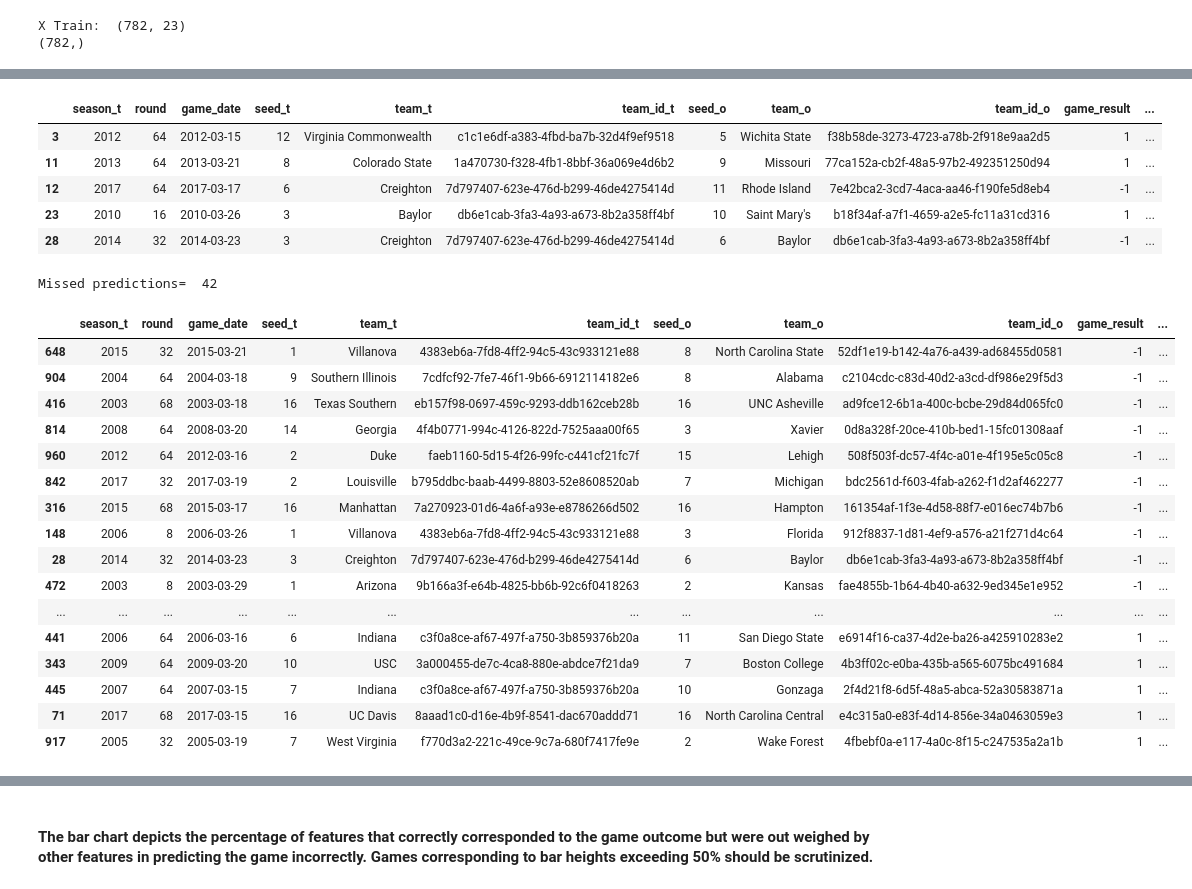
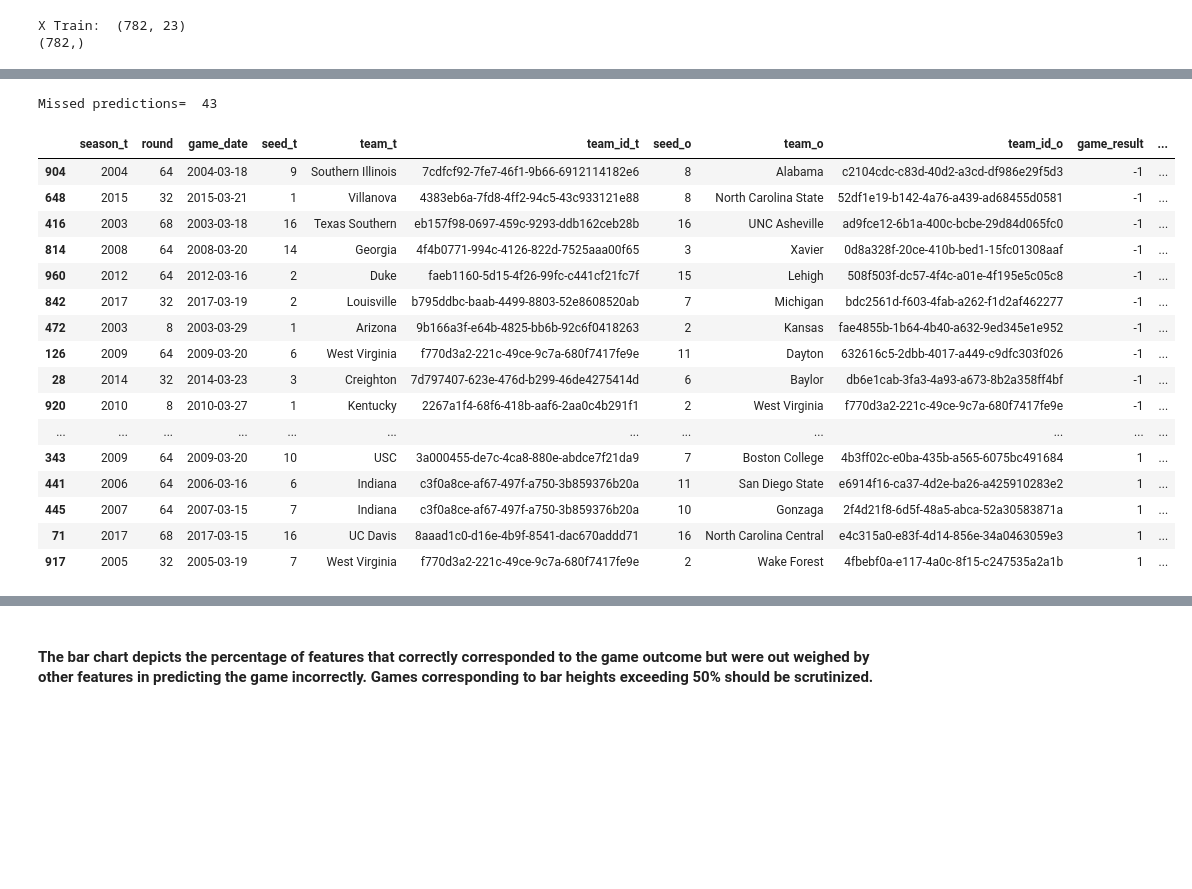
Before and after one commit to chipk215/ncaa_basketball, a Jupyter notebook: Models/Tournament_Model_AdaBoost-Delta_No_Opp_Stats.ipynb, the cells around one changed output, grey strips where cells are left out. Drawn from its saved outputs; the diff is of its cells as text; code cells hidden in the pictures; blank space fills up the shorter version.

```diff
--- a/Models/Tournament_Model_AdaBoost-Delta_No_Opp_Stats.ipynb
+++ b/Models/Tournament_Model_AdaBoost-Delta_No_Opp_Stats.ipynb
@@ -281,9 +264,7 @@ top_conf = 0 otherwise
 # %%
 print(top_tournament_conferences_list)
-tourney_comp_ratings['top_conf'] = tourney_comp_ratings.apply(lambda row: utils.conf_compare(row.conf_name_t,
-                                                                                             row.conf_name_o,
-                                                                                             top_tournament_conferences_list),
-                                                              axis=1)
 
-tourney_comp_ratings.head(10)[['game_result','conf_name_t','conf_name_o','top_conf']]
+tourney_comp_ratings = utils.compute_top_conference(tourney_comp_ratings, top_tournament_conferences_list)
+
+tourney_comp_ratings.head(10)[['game_result','conf_name_t','conf_name_o','top_conf_t','top_conf_o']]
 # %% [output]
@@ -389,7 +372,7 @@ feature_data.drop(columns=['pts_avg_t','pts_avg_o', 'opp_pts_avg_t','opp_pts_avg
                                 'poss_avg_t','poss_avg_o',
                                 'fg_pct_t','fg_pct_o',
                                 'off_rebs_avg_t','off_rebs_avg_o','def_rebs_avg_t','def_rebs_avg_o',
-                                 'ft_pct_t','ft_pct_o',
+                                'ft_pct_t','ft_pct_o',
                                 'to_avg_t','to_avg_o','steal_avg_t','steal_avg_o',
                                 'to_net_avg_t','to_net_avg_o',
                                 'win_pct_t','win_pct_o','off_rating_t','off_rating_o',
@@ -401,6 +384,7 @@ feature_data.drop(columns=['pts_avg_t','pts_avg_o', 'opp_pts_avg_t','opp_pts_avg
 
 
 
-
+# for now drop the top conference and delta seed features
+feature_data.drop(columns=['upset_seed_threshold'], inplace=True)
 feature_data.head()
 # %% [output]
@@ -502,6 +452,6 @@ def report(results, n_top=3):
 # %%
 param_grid ={
-    "n_estimators": [21,51,101,201,401,601],
+    "n_estimators": [51,101,201,301,401,501],
     "learning_rate": [0.01, .05, .1, .5, 1,5]
 }
 
@@ -530,5 +484,5 @@ Parameters: {'learning_rate': 0.5, 'n_estimators': 601}
 # %%
-number_estimators = 401
+number_estimators = 301
 
 bdt= AdaBoostClassifier(DecisionTreeClassifier(max_depth=1), algorithm="SAMME.R", n_estimators=number_estimators,
                        learning_rate = 1)
@@ -591,49 +586,38 @@ Log loss=  0.6797062200667402
 # %%
 # Retrieve the non-normalized game stats
 prediction_probabilities[:,1]
 pred_probs = pd.Series(prediction_probabilities[:,1], index=X_test.index)
 predictions = pd.Series(y_pred, index=y_test.index)
 test_games = tourney_comp_ratings[tourney_comp_ratings.index.isin(X_test.index)].copy()
 
 test_games['predicted_result'] = predictions
 test_games['pred_win_prob'] = pred_probs
+#test_games.head()
 
+missed_predictions = test_games[test_games['game_result'] !=
+                                test_games['predicted_result']].sort_values(by='pred_win_prob', ascending=False)
 
-test_games.head()
+print("Missed predictions= ", missed_predictions.shape[0])
+missed_predictions
 # %% [output]
+Missed predictions=  43
 |  | season_t | round | game_date | seed_t | team_t | team_id_t | seed_o | team_o | team_id_o | game_result | ... |
-| 3 | 2012 | 64 | 2012-03-15 | 12 | Virginia Commonwealth | c1c1e6df-a383-4fbd-ba7b-32d4f9ef9518 | 5 | Wichita State | f38b58de-3273-4723-a78b-2f918e9aa2d5 | 1 | ... |
-| 11 | 2013 | 64 | 2013-03-21 | 8 | Colorado State | 1a470730-f328-4fb1-8bbf-36a069e4d6b2 | 9 | Missouri | 77ca152a-cb2f-48a5-97b2-492351250d94 | 1 | ... |
-| 12 | 2017 | 64 | 2017-03-17 | 6 | Creighton | 7d797407-623e-476d-b299-46de4275414d | 11 | Rhode Island | 7e42bca2-3cd7-4aca-aa46-f190fe5d8eb4 | -1 | ... |
-| 23 | 2010 | 16 | 2010-03-26 | 3 | Baylor | db6e1cab-3fa3-4a93-a673-8b2a358ff4bf | 10 | Saint Mary's | b18f34af-a7f1-4659-a2e5-fc11a31cd316 | 1 | ... |
+| 904 | 2004 | 64 | 2004-03-18 | 9 | Southern Illinois | 7cdfcf92-7fe7-46f1-9b66-6912114182e6 | 8 | Alabama | c2104cdc-c83d-40d2-a3cd-df986e29f5d3 | -1 | ... |
+| 648 | 2015 | 32 | 2015-03-21 | 1 | Villanova | 4383eb6a-7fd8-4ff2-94c5-43c933121e88 | 8 | North Carolina State | 52df1e19-b142-4a76-a439-ad68455d0581 | -1 | ... |
+| 416 | 2003 | 68 | 2003-03-18 | 16 | Texas Southern | eb157f98-0697-459c-9293-ddb162ceb28b | 16 | UNC Asheville | ad9fce12-6b1a-400c-bcbe-29d84d065fc0 | -1 | ... |
+| 814 | 2008 | 64 | 2008-03-20 | 14 | Georgia | 4f4b0771-994c-4126-822d-7525aaa00f65 | 3 | Xavier | 0d8a328f-20ce-410b-bed1-15fc01308aaf | -1 | ... |
+| 960 | 2012 | 64 | 2012-03-16 | 2 | Duke | faeb1160-5d15-4f26-99fc-c441cf21fc7f | 15 | Lehigh | 508f503f-dc57-4f4c-a01e-4f195e5c05c8 | -1 | ... |
+| 842 | 2017 | 32 | 2017-03-19 | 2 | Louisville | b795ddbc-baab-4499-8803-52e8608520ab | 7 | Michigan | bdc2561d-f603-4fab-a262-f1d2af462277 | -1 | ... |
+| 472 | 2003 | 8 | 2003-03-29 | 1 | Arizona | 9b166a3f-e64b-4825-bb6b-92c6f0418263 | 2 | Kansas | fae4855b-1b64-4b40-a632-9ed345e1e952 | -1 | ... |
+| 126 | 2009 | 64 | 2009-03-20 | 6 | West Virginia | f770d3a2-221c-49ce-9c7a-680f7417fe9e | 11 | Dayton | 632616c5-2dbb-4017-a449-c9dfc303f026 | -1 | ... |
 | 28 | 2014 | 32 | 2014-03-23 | 3 | Creighton | 7d797407-623e-476d-b299-46de4275414d | 6 | Baylor | db6e1cab-3fa3-4a93-a673-8b2a358ff4bf | -1 | ... |
+| 920 | 2010 | 8 | 2010-03-27 | 1 | Kentucky | 2267a1f4-68f6-418b-aaf6-2aa0c4b291f1 | 2 | West Virginia | f770d3a2-221c-49ce-9c7a-680f7417fe9e | -1 | ... |
+| ... | ... | ... | ... | ... | ... | ... | ... | ... | ... | ... | ... |
+| 343 | 2009 | 64 | 2009-03-20 | 10 | USC | 3a000455-de7c-4ca8-880e-abdce7f21da9 | 7 | Boston College | 4b3ff02c-e0ba-435b-a565-6075bc491684 | 1 | ... |
+| 441 | 2006 | 64 | 2006-03-16 | 6 | Indiana | c3f0a8ce-af67-497f-a750-3b859376b20a | 11 | San Diego State | e6914f16-ca37-4d2e-ba26-a425910283e2 | 1 | ... |
+| 445 | 2007 | 64 | 2007-03-15 | 7 | Indiana | c3f0a8ce-af67-497f-a750-3b859376b20a | 10 | Gonzaga | 2f4d21f8-6d5f-48a5-abca-52a30583871a | 1 | ... |
+| 71 | 2017 | 68 | 2017-03-15 | 16 | UC Davis | 8aaad1c0-d16e-4b9f-8541-dac670addd71 | 16 | North Carolina Central | e4c315a0-e83f-4d14-856e-34a0463059e3 | 1 | ... |
+| 917 | 2005 | 32 | 2005-03-19 | 7 | West Virginia | f770d3a2-221c-49ce-9c7a-680f7417fe9e | 2 | Wake Forest | 4fbebf0a-e117-4a0c-8f15-c247535a2a1b | 1 | ... |
-# %%
-missed_predictions = test_games[test_games['game_result'] !=
-                                test_games['predicted_result']].sort_values(by='pred_win_prob', ascending=False)
-
-print("Missed predictions= ", missed_predictions.shape[0])
-
-
-missed_predictions
-# %% [output]
-Missed predictions=  42
-|  | season_t | round | game_date | seed_t | team_t | team_id_t | seed_o | team_o | team_id_o | game_result | ... |
-| 648 | 2015 | 32 | 2015-03-21 | 1 | Villanova | 4383eb6a-7fd8-4ff2-94c5-43c933121e88 | 8 | North Carolina State | 52df1e19-b142-4a76-a439-ad68455d0581 | -1 | ... |
-| 904 | 2004 | 64 | 2004-03-18 | 9 | Southern Illinois | 7cdfcf92-7fe7-46f1-9b66-6912114182e6 | 8 | Alabama | c2104cdc-c83d-40d2-a3cd-df986e29f5d3 | -1 | ... |
-| 416 | 2003 | 68 | 2003-03-18 | 16 | Texas Southern | eb157f98-0697-459c-9293-ddb162ceb28b | 16 | UNC Asheville | ad9fce12-6b1a-400c-bcbe-29d84d065fc0 | -1 | ... |
-| 814 | 2008 | 64 | 2008-03-20 | 14 | Georgia | 4f4b0771-994c-4126-822d-7525aaa00f65 | 3 | Xavier | 0d8a328f-20ce-410b-bed1-15fc01308aaf | -1 | ... |
-| 960 | 2012 | 64 | 2012-03-16 | 2 | Duke | faeb1160-5d15-4f26-99fc-c441cf21fc7f | 15 | Lehigh | 508f503f-dc57-4f4c-a01e-4f195e5c05c8 | -1 | ... |
-| 842 | 2017 | 32 | 2017-03-19 | 2 | Louisville | b795ddbc-baab-4499-8803-52e8608520ab | 7 | Michigan | bdc2561d-f603-4fab-a262-f1d2af462277 | -1 | ... |
-| 316 | 2015 | 68 | 2015-03-17 | 16 | Manhattan | 7a270923-01d6-4a6f-a93e-e8786266d502 | 16 | Hampton | 161354af-1f3e-4d58-88f7-e016ec74b7b6 | -1 | ... |
-| 148 | 2006 | 8 | 2006-03-26 | 1 | Villanova | 4383eb6a-7fd8-4ff2-94c5-43c933121e88 | 3 | Florida | 912f8837-1d81-4ef9-a576-a21f271d4c64 | -1 | ... |
-| 28 | 2014 | 32 | 2014-03-23 | 3 | Creighton | 7d797407-623e-476d-b299-46de4275414d | 6 | Baylor | db6e1cab-3fa3-4a93-a673-8b2a358ff4bf | -1 | ... |
-| 472 | 2003 | 8 | 2003-03-29 | 1 | Arizona | 9b166a3f-e64b-4825-bb6b-92c6f0418263 | 2 | Kansas | fae4855b-1b64-4b40-a632-9ed345e1e952 | -1 | ... |
-| ... | ... | ... | ... | ... | ... | ... | ... | ... | ... | ... | ... |
-| 441 | 2006 | 64 | 2006-03-16 | 6 | Indiana | c3f0a8ce-af67-497f-a750-3b859376b20a | 11 | San Diego State | e6914f16-ca37-4d2e-ba26-a425910283e2 | 1 | ... |
-| 343 | 2009 | 64 | 2009-03-20 | 10 | USC | 3a000455-de7c-4ca8-880e-abdce7f21da9 | 7 | Boston College | 4b3ff02c-e0ba-435b-a565-6075bc491684 | 1 | ... |
-| 445 | 2007 | 64 | 2007-03-15 | 7 | Indiana | c3f0a8ce-af67-497f-a750-3b859376b20a | 10 | Gonzaga | 2f4d21f8-6d5f-48a5-abca-52a30583871a | 1 | ... |
-| 71 | 2017 | 68 | 2017-03-15 | 16 | UC Davis | 8aaad1c0-d16e-4b9f-8541-dac670addd71 | 16 | North Carolina Central | e4c315a0-e83f-4d14-856e-34a0463059e3 | 1 | ... |
-| 917 | 2005 | 32 | 2005-03-19 | 7 | West Virginia | f770d3a2-221c-49ce-9c7a-680f7417fe9e | 2 | Wake Forest | 4fbebf0a-e117-4a0c-8f15-c247535a2a1b | 1 | ... |
 # %%
 feature_dictionary = utils.Feature_Dictionary()
 missed_predictions.apply(lambda x: feature_dictionary.print_game_info(test_games,
```
Also changed, not shown: parts of 63 cells of this notebook, 2 other files.
